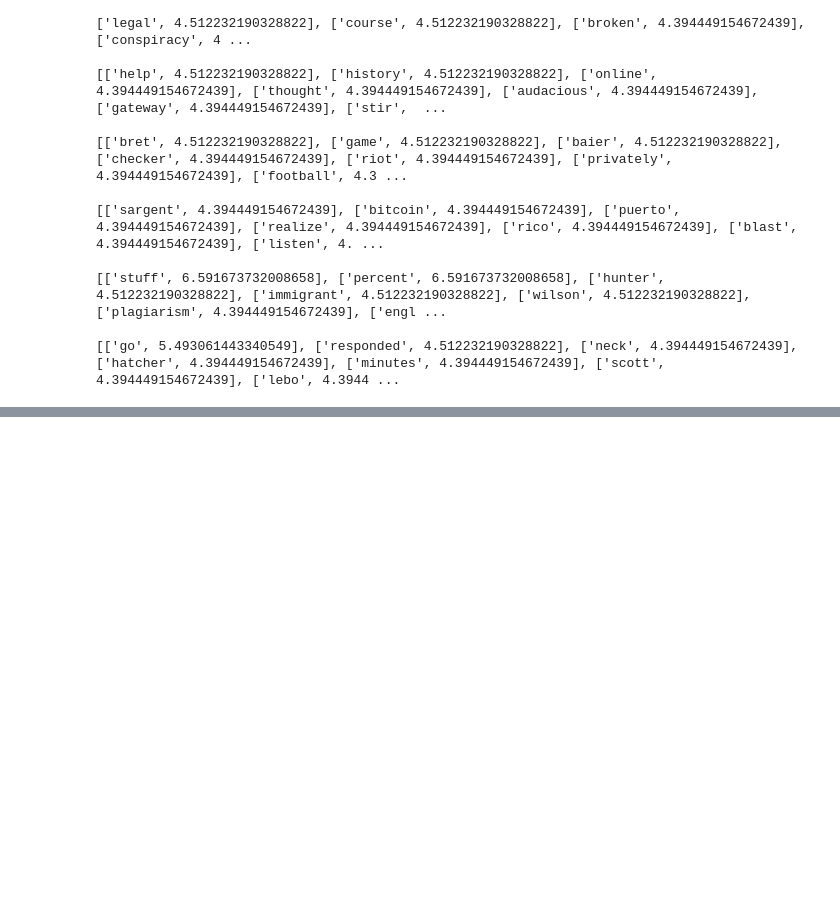
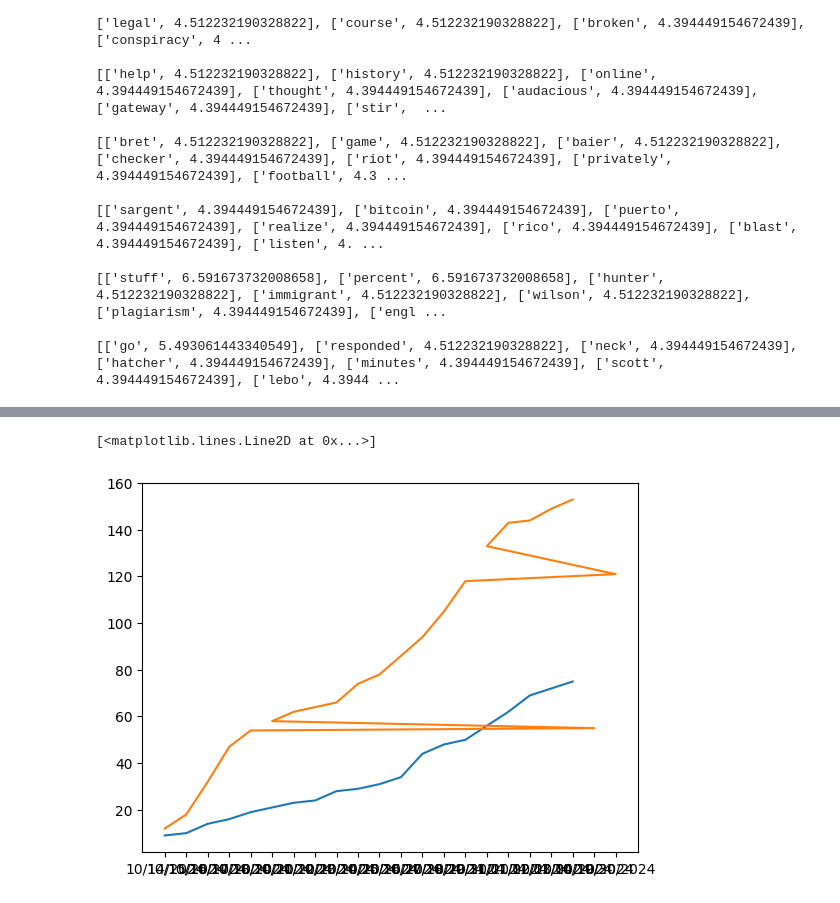
Before and after one commit to jikaelgagnon/comp370-final-project, a Jupyter notebook: scripts/testing.ipynb, the cells around one changed output, grey strips where cells are left out. Drawn from its saved outputs; the diff is of its cells as text; code cells hidden in the pictures; blank space fills up the shorter version.

```diff
--- a/scripts/testing.ipynb
+++ b/scripts/testing.ipynb
@@ -134,0 +173,3 @@ for v in get_top_n_tfidf(df, 10).values():
+# %%
+df = pd.read_csv('../data/vance_annotated.tsv', sep='\t')
+df = df[df['topic pass 2'].map(lambda x: type(x) == str)]
@@ -134,0 +185,14 @@ for v in get_top_n_tfidf(df, 10).values():
+# %%
+df['date'] = pd.to_datetime(df['publishedAt']).dt.strftime('%m/%d/%Y')
+# %%
+negative_mask = df['negative/neutral/positive'] == 'negative'
+positive_mask = df['negative/neutral/positive'] == 'positive'
+neutral_mask = df['negative/neutral/positive'] == 'neutral'
+
+negative_dates = df[negative_mask]['date'].sort_values()
+negative_counts = np.cumsum(negative_dates.value_counts(sort=False).to_numpy())
+negative_dates = negative_dates.unique()
+
+positive_dates = df[positive_mask]['date'].sort_values()
+positive_counts = np.cumsum(positive_dates.value_counts(sort=False).to_numpy())
+positive_dates = positive_dates.unique()
@@ -134,0 +212,7 @@ for v in get_top_n_tfidf(df, 10).values():
+# %%
+ax = plt.subplot()
+ax.plot(positive_dates, positive_counts)
+ax.plot(negative_dates, negative_counts)
+# %% [output]
+[<matplotlib.lines.Line2D at 0x...>]
+[figure, added]
```
Also changed, not shown: parts of 10 cells of this notebook, 8 other files.
